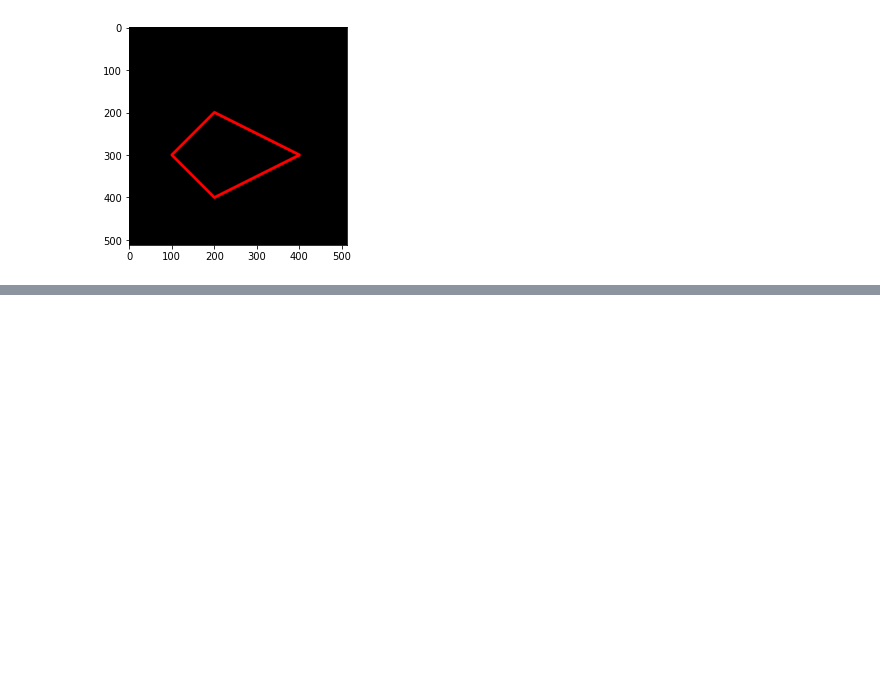
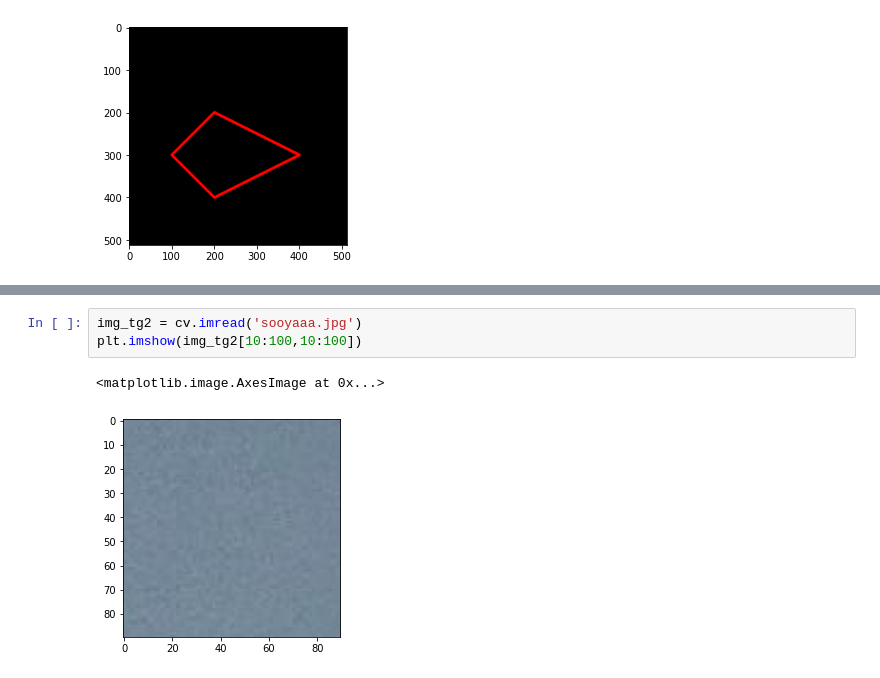
Before and after one commit to rickytirta17/PCVK_Genap_2023, a Jupyter notebook: Week2.ipynb, the cells around one changed output, grey strips where cells are left out. Drawn from its saved outputs; the diff is of its cells as text; blank space fills up the shorter version.

```diff
--- a/Week2.ipynb
+++ b/Week2.ipynb
@@ -129,0 +162,6 @@ plt.imshow(black_img2)
+# %%
+img_tg2 = cv.imread('sooyaaa.jpg')
+plt.imshow(img_tg2[10:100,10:100])
+# %% [output]
+<matplotlib.image.AxesImage at 0x...>
+[figure, added]
```
Also changed, not shown: parts of 9 cells of this notebook.
